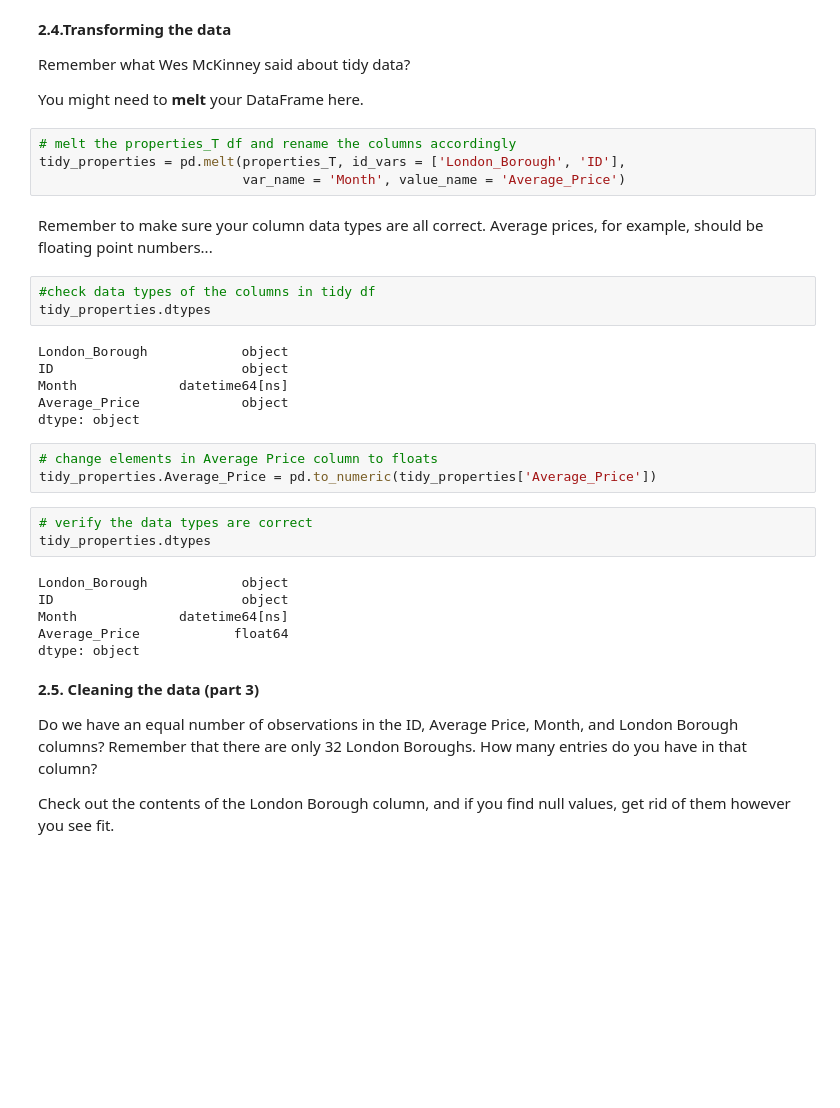
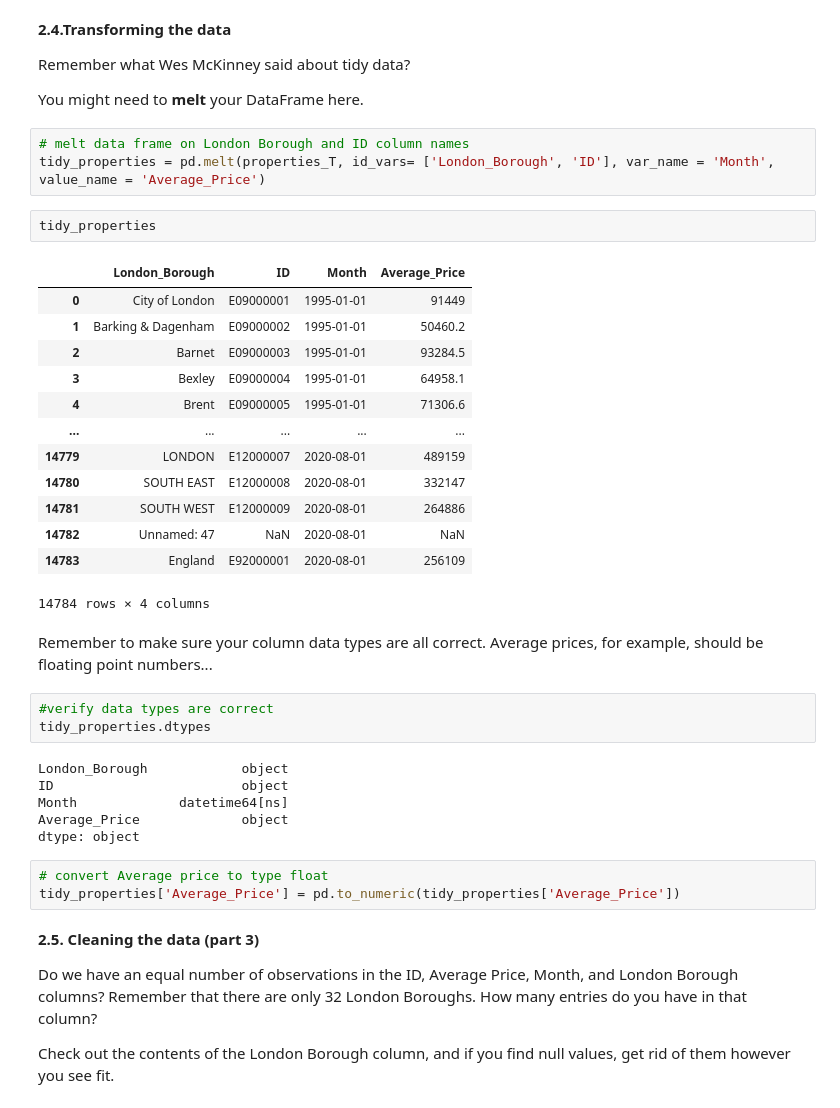
Before and after one commit to pzal8746/Springboard_DSC, a Jupyter notebook: Unit 4 Challenge - Tier 3.ipynb, the cells around one changed output. Drawn from its saved outputs; the diff is of its cells as text; blank space fills up the shorter version.

```diff
--- a/Unit 4 Challenge - Tier 3.ipynb
+++ b/Unit 4 Challenge - Tier 3.ipynb
@@ -199,13 +198,28 @@ Remember what Wes McKinney said about tidy data?
 
 You might need to **melt** your DataFrame here.
 # %%
-# melt the properties_T df and rename the columns accordingly
-tidy_properties = pd.melt(properties_T, id_vars = ['London_Borough', 'ID'],
-                          var_name = 'Month', value_name = 'Average_Price')
+# melt data frame on London Borough and ID column names
+tidy_properties = pd.melt(properties_T, id_vars= ['London_Borough', 'ID'], var_name = 'Month', value_name = 'Average_Price')
+# %%
+tidy_properties
+# %% [output]
+|  | London_Borough | ID | Month | Average_Price |
+| 0 | City of London | E09000001 | 1995-01-01 | 91449 |
+| 1 | Barking & Dagenham | E09000002 | 1995-01-01 | 50460.2 |
+| 2 | Barnet | E09000003 | 1995-01-01 | 93284.5 |
+| 3 | Bexley | E09000004 | 1995-01-01 | 64958.1 |
+| 4 | Brent | E09000005 | 1995-01-01 | 71306.6 |
+| ... | ... | ... | ... | ... |
+| 14779 | LONDON | E12000007 | 2020-08-01 | 489159 |
+| 14780 | SOUTH EAST | E12000008 | 2020-08-01 | 332147 |
+| 14781 | SOUTH WEST | E12000009 | 2020-08-01 | 264886 |
+| 14782 | Unnamed: 47 | NaN | 2020-08-01 | NaN |
+| 14783 | England | E92000001 | 2020-08-01 | 256109 |
+14784 rows × 4 columns
 # %% [markdown]
 Remember to make sure your column data types are all correct. Average prices, for example, should be floating point numbers...
 # %%
-#check data types of the columns in tidy df
+#verify data types are correct
 tidy_properties.dtypes
 # %% [output]
 London_Borough            object
@@ -214,17 +228,8 @@ Month             datetime64[ns]
 Average_Price             object
 dtype: object
 # %%
-# change elements in Average Price column to floats
-tidy_properties.Average_Price = pd.to_numeric(tidy_properties['Average_Price'])
+# convert Average price to type float
+tidy_properties['Average_Price'] = pd.to_numeric(tidy_properties['Average_Price'])
-# %%
-# verify the data types are correct
-tidy_properties.dtypes
-# %% [output]
-London_Borough            object
-ID                        object
-Month             datetime64[ns]
-Average_Price            float64
-dtype: object
 # %% [markdown]
 **2.5. Cleaning the data (part 3)**
 
```
Also changed, not shown: parts of 20 cells of this notebook.
